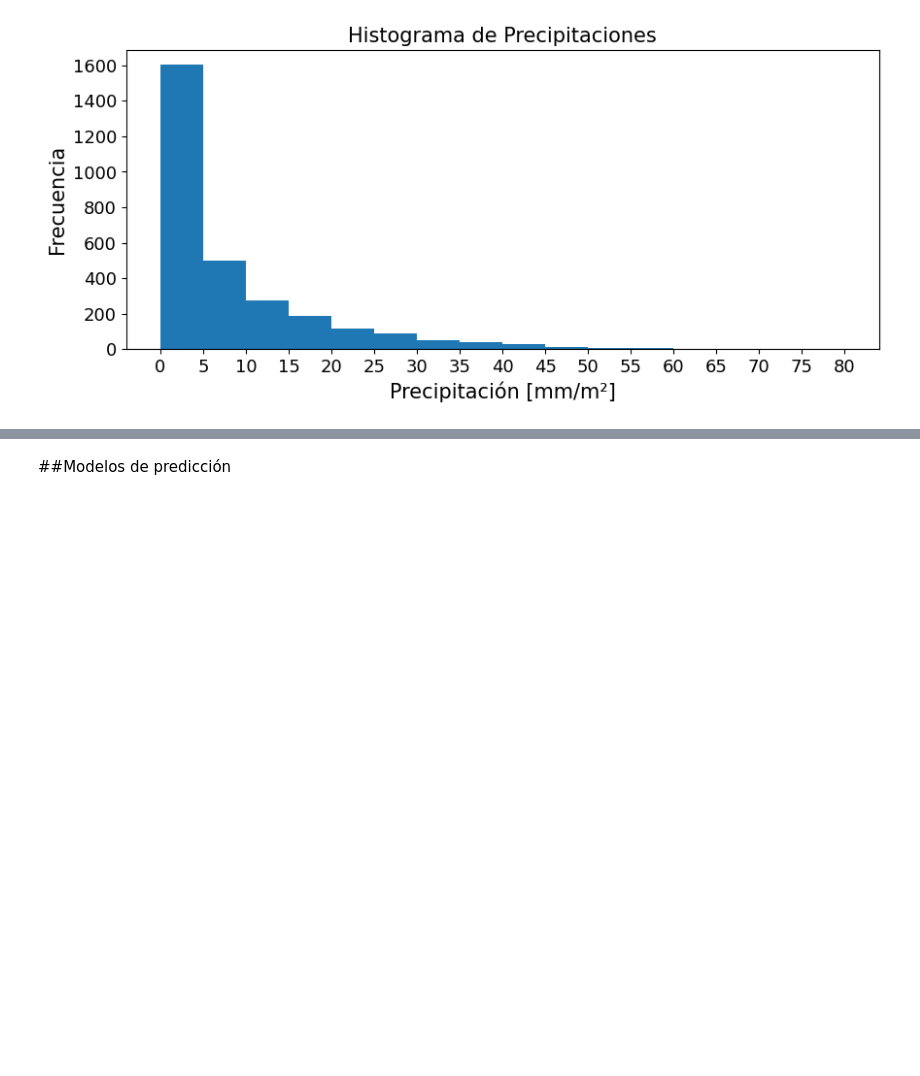
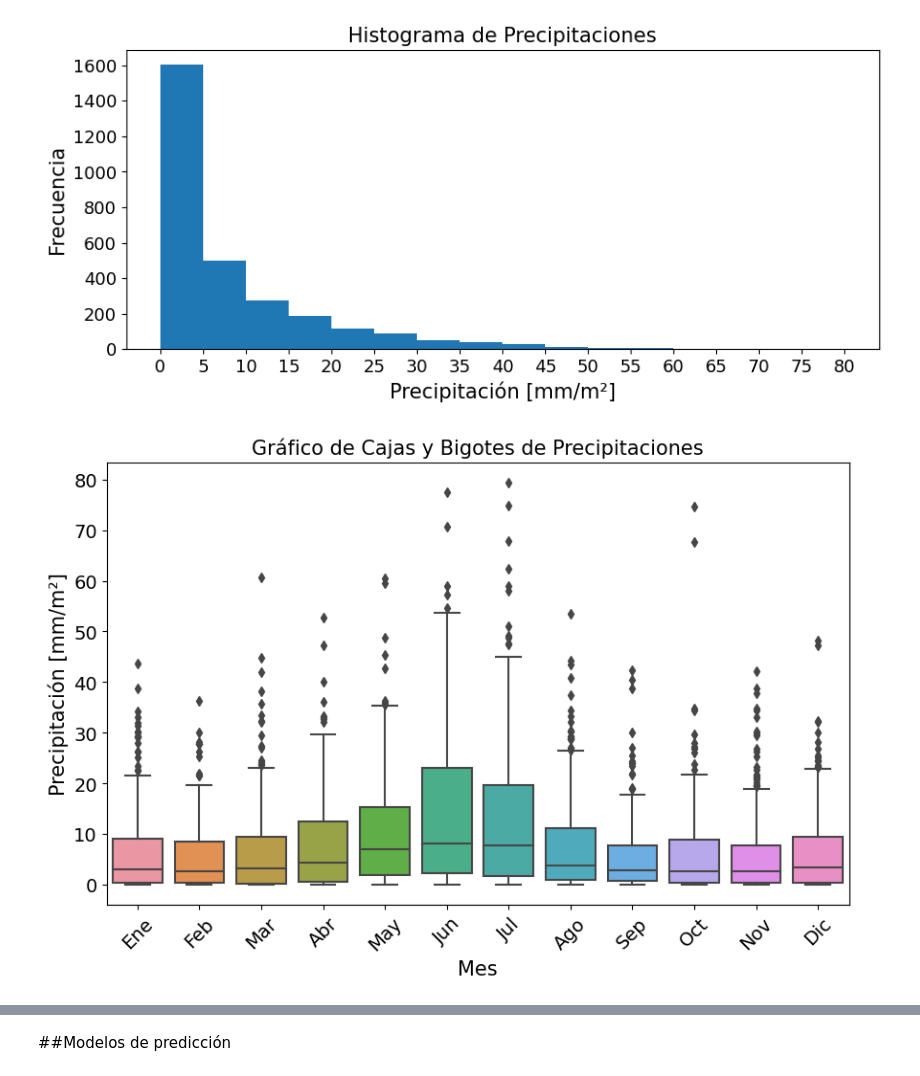
Before and after one commit to crisalex25/TFM_HydroMLGenerationOptimization, a Jupyter notebook: TFM_v1_1.ipynb, the cells around one changed output, grey strips where cells are left out. Cells and saved outputs as stored; diff of their text form; code cells hidden in the pictures; blank space fills up the shorter version.

```diff
--- a/TFM_v1_1.ipynb
+++ b/TFM_v1_1.ipynb
@@ -442,33 +442,35 @@ tabla_resumen.to_csv('tabla_histograma_precipitaciones.csv', index=False, float_
 # %%
 import seaborn as sns
 import pandas as pd
 import matplotlib.pyplot as plt
 
 # Crear un DataFrame de ejemplo
 df = pd.DataFrame(df3)
 
 # Convertir la columna 'Fecha_Hora' a formato de fecha y hora
 df['Fecha_Hora'] = pd.to_datetime(df['Fecha_Hora'], format='%d/%m/%Y %H:%M', dayfirst=True)
 
 # Extraer el mes de la columna 'Fecha_Hora'
 df['Mes'] = df['Fecha_Hora'].dt.month
 
 # Mapear los números de mes a los nombres de mes
-df['Mes'] = df['Mes'].map({1: 'Enero', 2: 'Febrero', 3: 'Marzo', 4: 'Abril', 5: 'Mayo', 6: 'Junio', 7: 'Julio', 8: 'Agosto', 9: 'Septiembre', 10: 'Octubre', 11: 'Noviembre', 12: 'Diciembre'})
+df['Mes'] = df['Mes'].map({1: 'Ene', 2: 'Feb', 3: 'Mar', 4: 'Abr', 5: 'May', 6: 'Jun', 7: 'Jul', 8: 'Ago', 9: 'Sep', 10: 'Oct', 11: 'Nov', 12: 'Dic'})
 
 # Crear el gráfico de cajas y bigotes
 plt.figure(figsize=(10, 6))  # Ajustar el tamaño del gráfico
 sns.boxplot(x='Mes', y='valor', data=df)
 
 # Personalizar la gráfica
 plt.xlabel('Mes', fontsize=15)  # Aumentar el tamaño del texto del eje x
 plt.ylabel('Precipitación [mm/m²]', fontsize=15)  # Aumentar el tamaño del texto del eje y
 plt.title('Gráfico de Cajas y Bigotes de Precipitaciones', fontsize=15)  # Aumentar el tamaño del título
 plt.xticks(rotation=45, fontsize=14)  # Rotar y aumentar el tamaño de los nombres de los meses en el eje x
 plt.yticks(fontsize=14)  # Aumentar el tamaño de los números del eje y
 
 # Mostrar la gráfica
 plt.show()
+# %% [output]
+[figure, added]
 # %%
 import pandas as pd
 
```
Also changed, not shown: parts of 28 cells of this notebook.
